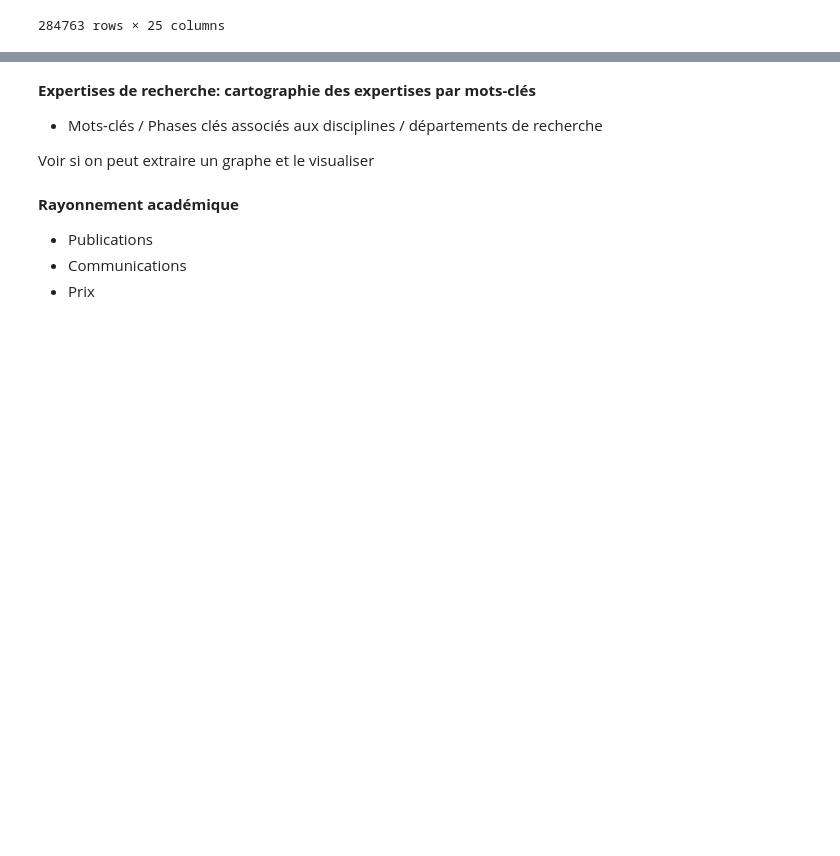
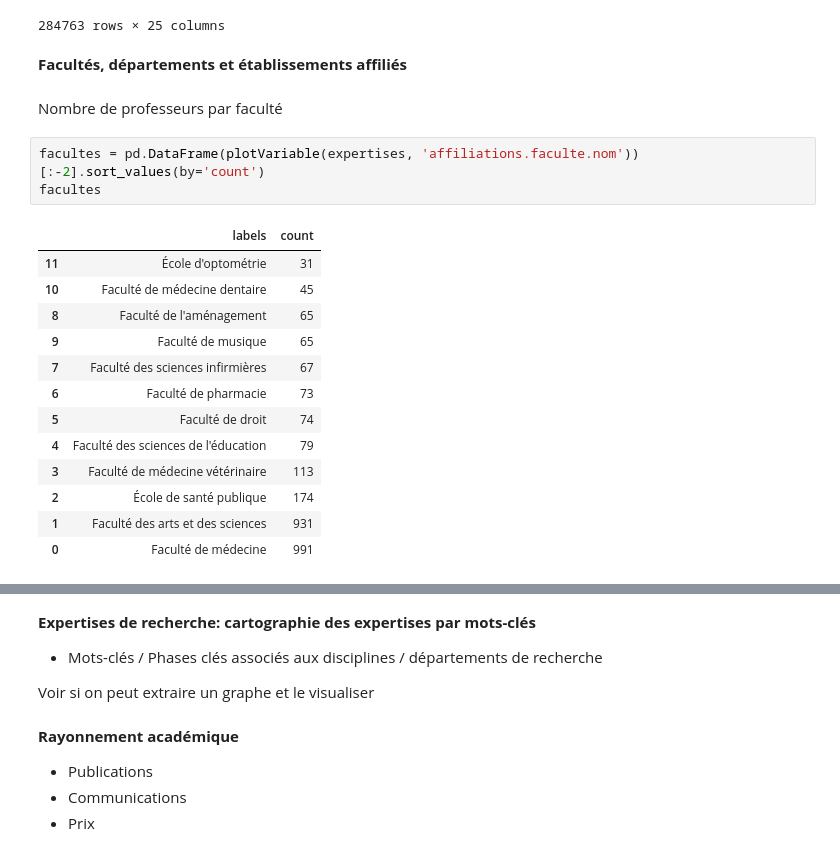
Before and after one commit to sadvr/sadvr-dashboard, a Jupyter notebook: API_SADVR_dashboard.ipynb, the cells around one changed output, grey strips where cells are left out. Saved outputs shown, nothing was run; the diff lists cells and outputs as text; blank space fills up the shorter version.

Commit message:
ajout comptes profs, facultes, departements

```diff
--- a/API_SADVR_dashboard.ipynb
+++ b/API_SADVR_dashboard.ipynb
@@ -401,3 +351,24 @@ expertises
 | 284761 | in35999 | 0340 | Département d'informatique et de ... | 03 | Faculté des arts et des sciences | ... |
 | 284762 | in36003 | 2313 | Département de chirurgie | 23 | Faculté de médecine | ... |
 284763 rows × 25 columns
+# %% [markdown]
+**Facultés, départements et établissements affiliés**
+# %% [markdown]
+Nombre de professeurs par faculté
+# %%
+facultes = pd.DataFrame(plotVariable(expertises, 'affiliations.faculte.nom'))[:-2].sort_values(by='count')
+facultes
+# %% [output]
+|  | labels | count |
+| 11 | École d'optométrie | 31 |
+| 10 | Faculté de médecine dentaire | 45 |
+| 8 | Faculté de l'aménagement | 65 |
+| 9 | Faculté de musique | 65 |
+| 7 | Faculté des sciences infirmières | 67 |
+| 6 | Faculté de pharmacie | 73 |
+| 5 | Faculté de droit | 74 |
+| 4 | Faculté des sciences de l'éducation | 79 |
+| 3 | Faculté de médecine vétérinaire | 113 |
+| 2 | École de santé publique | 174 |
+| 1 | Faculté des arts et des sciences | 931 |
+| 0 | Faculté de médecine | 991 |
```
Also changed, not shown: parts of 6 cells of this notebook, 2 other files.
